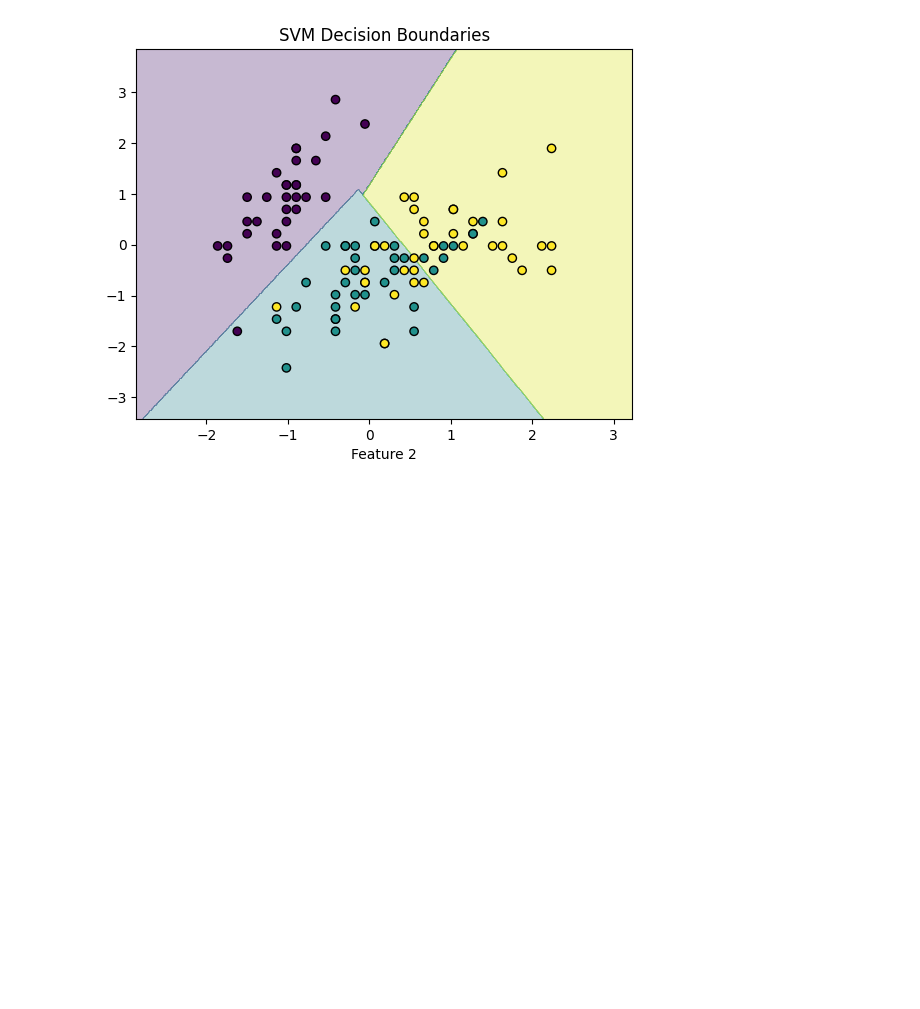
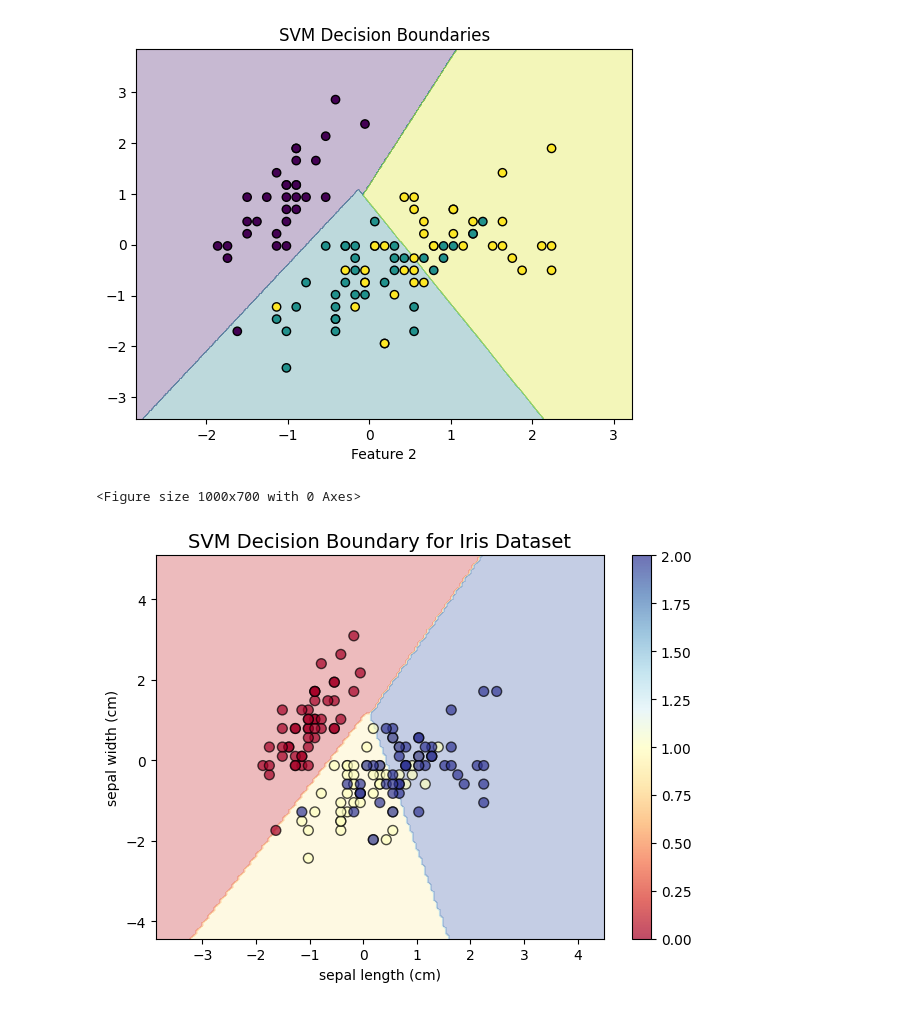
Before and after one commit to harsha-bharadwaj100/Machine-Learning-v1, a Jupyter notebook: Practice/my_decision.ipynb, the cells around one changed output. Cells and saved outputs as stored; diff of their text form; code cells hidden in the pictures; blank space fills up the shorter version.

```diff
--- a/Practice/my_decision.ipynb
+++ b/Practice/my_decision.ipynb
@@ -91,3 +91,63 @@ def plot_decision_boundaries(x, y, model):
 plot_decision_boundaries(X_train, y_train, clf)
 # %% [output]
 [figure]
+# %%
+# Load the important packages
+from sklearn.datasets import load_iris
+import matplotlib.pyplot as plt
+from sklearn.inspection import DecisionBoundaryDisplay
+from sklearn.svm import SVC
+from sklearn.preprocessing import StandardScaler
+
+# Load the datasets
+iris = load_iris()
+X = iris.data[:, :2]
+y = iris.target
+
+# Scale features
+scaler = StandardScaler()
+X = scaler.fit_transform(X)
+
+# Build and train the model with RBF kernel
+svm = SVC(kernel="linear", C=2)
+svm.fit(X, y)
+
+# Create a larger figure
+plt.figure(figsize=(10, 7))
+
+# Plot Decision Boundary
+DecisionBoundaryDisplay.from_estimator(
+    svm,
+    X,
+    response_method="auto",
+    cmap=plt.cm.RdYlBu,
+    alpha=0.3,
+    xlabel=iris.feature_names[0],
+    ylabel=iris.feature_names[1],
+    plot_method="contourf",
+    grid_resolution=150,
+    eps=2.0,
+)
+
+# Scatter plot with more styling
+scatter = plt.scatter(
+    X[:, 0],
+    X[:, 1],
+    c=y,
+    s=50,
+    cmap=plt.cm.RdYlBu,
+    edgecolors="black",
+    linewidth=1,
+    alpha=0.7,
+)
+
+# Add a color bar
+plt.colorbar(scatter)
+
+# Improve title and layout
+plt.title("SVM Decision Boundary for Iris Dataset", fontsize=14)
+plt.tight_layout()
+plt.show()
+# %% [output]
+<Figure size 1000x700 with 0 Axes>
+[figure, added]
```
Also changed, not shown: 2 other files.
